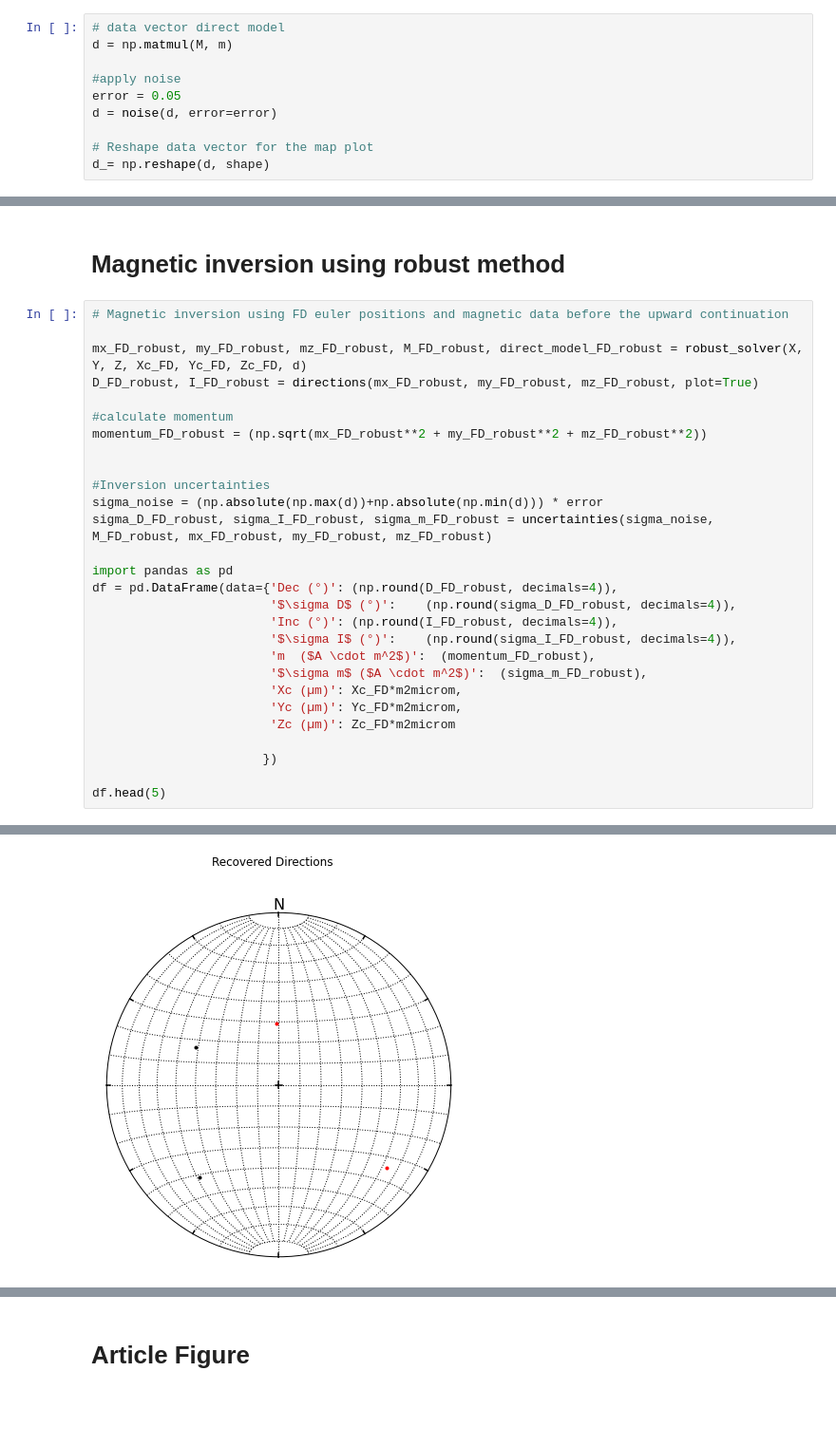
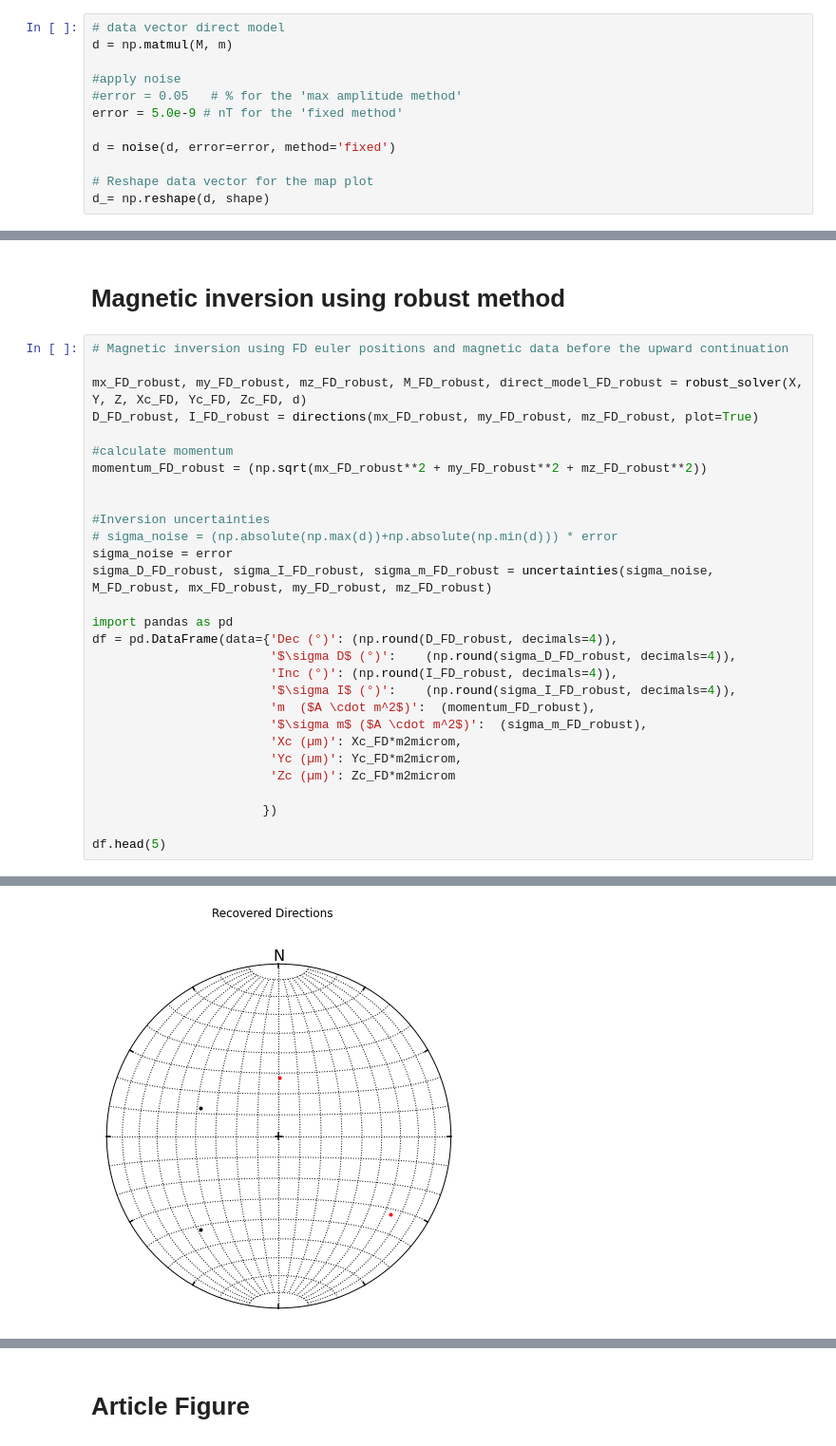
Before and after one commit to compgeolab/micromag-euler-dipole, a Jupyter notebook: article_1/code/Synthetic/synthetic.ipynb, the cells around one changed output, grey strips where cells are left out. Shown at 95% size. Drawn from its saved outputs; the diff is of its cells as text; blank space fills up the shorter version.

```diff
--- a/article_1/code/Synthetic/synthetic.ipynb
+++ b/article_1/code/Synthetic/synthetic.ipynb
@@ -48,8 +48,10 @@ M = sensibility_matrix(X, Y, Z, Xc, Yc, Zc)
 d = np.matmul(M, m)
 
 #apply noise
-error = 0.05
-d = noise(d, error=error)
+#error = 0.05   # % for the 'max amplitude method'
+error = 5.0e-9 # nT for the 'fixed method'
+
+d = noise(d, error=error, method='fixed')
 
 # Reshape data vector for the map plot
 d_= np.reshape(d, shape)
@@ -471,7 +475,8 @@ momentum_FD_robust = (np.sqrt(mx_FD_robust**2 + my_FD_robust**2 + mz_FD_robust**
 
 
 #Inversion uncertainties
-sigma_noise = (np.absolute(np.max(d))+np.absolute(np.min(d))) * error
+# sigma_noise = (np.absolute(np.max(d))+np.absolute(np.min(d))) * error
+sigma_noise = error
 sigma_D_FD_robust, sigma_I_FD_robust, sigma_m_FD_robust = uncertainties(sigma_noise, M_FD_robust, mx_FD_robust, my_FD_robust, mz_FD_robust)
 
 import pandas as pd
@@ -499,4 +504,4 @@ iteration:  2
-[figure, old version]
+[figure, new version]
 # %%
 mx_FD_up_robust, my_FD_up_robust, mz_FD_up_robust, M_FD_up_robust, direct_model_FD_up_robust = robust_solver(X, Y, Z+delta_z, Xc_FD, Yc_FD, Zc_FD, upward)
 D_FD_up_robust, I_FD_up_robust = directions(mx_FD_up_robust, my_FD_up_robust, mz_FD_up_robust, plot=True)
```
Also changed, not shown: parts of 22 cells of this notebook, 12 other files.
